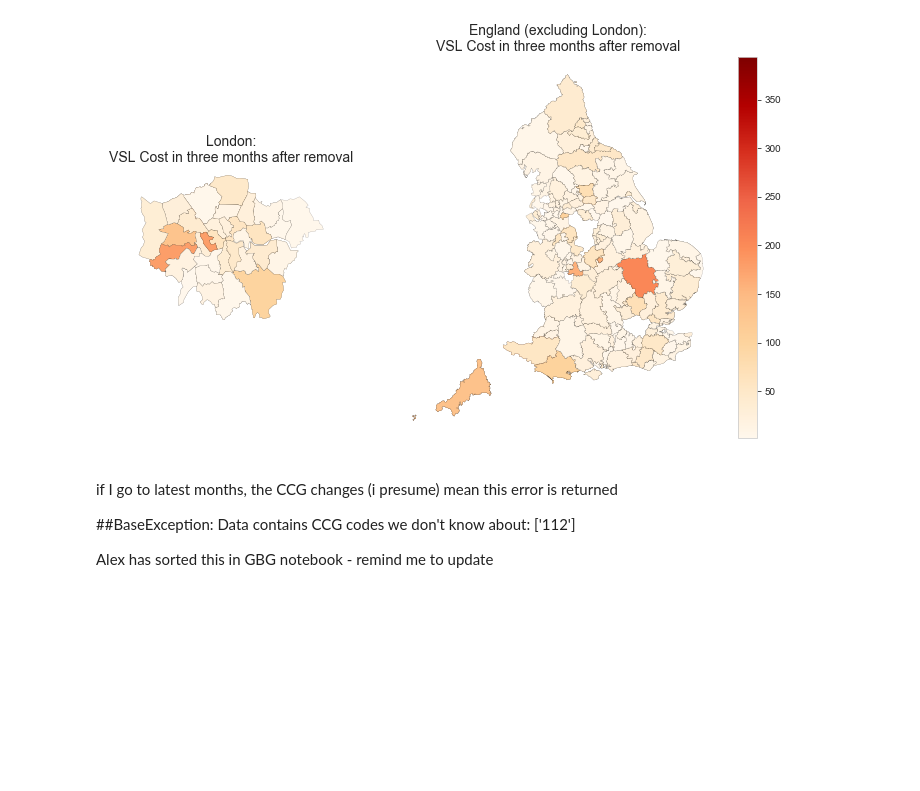
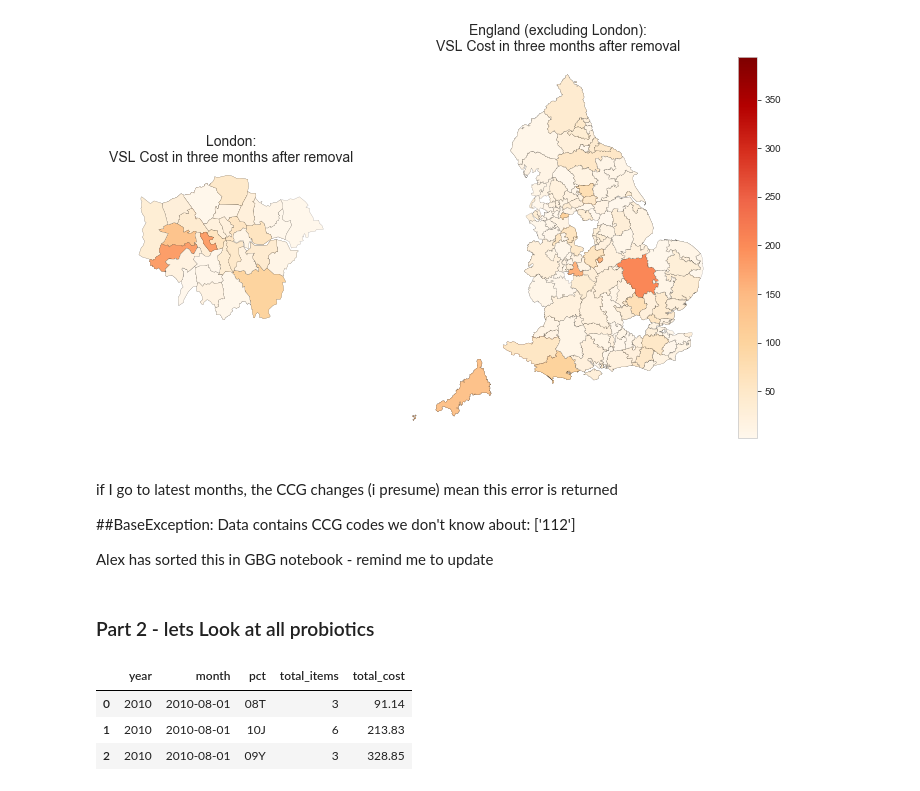
Before and after one commit to ebmdatalab/jupyter-notebooks, a Jupyter notebook: new_measures/Drafts/Draft VSL#3/VSL#3 Draft.ipynb, the cells around one changed output. Saved outputs shown, nothing was run; the diff lists cells and outputs as text; code cells hidden in the pictures; blank space fills up the shorter version.

Commit message:
vsl update
update vsl with all probiotics

```diff
--- a/new_measures/Drafts/Draft VSL#3/VSL#3 Draft.ipynb
+++ b/new_measures/Drafts/Draft VSL#3/VSL#3 Draft.ipynb
@@ -194,3 +194,36 @@ if I go to latest months, the CCG changes (i presume) mean this error is returne
 ##BaseException: Data contains CCG codes we don't know about: ['112']
 
 Alex has sorted this in GBG notebook - remind me to update
+# %% [markdown]
+### Part 2 - lets Look at all probiotics
+# %%
+#obtain products and CCG level dataframe
+
+sql = """
+SELECT
+extract(year from month) AS year,
+month,
+pct,
+sum(items) as total_items,
+sum(actual_cost) as total_cost
+FROM
+hscic.normalised_prescribing_standard AS rx
+WHERE
+bnf_code LIKE '091104000%' ##"other digestive aid preps"
+
+ GROUP BY
+ year,
+  month,
+  pct
+ORDER BY
+year,
+  month
+"""
+df_digestive = bq.cached_read(sql, csv_path='df_digestive.csv')
+df_digestive['month'] = df_digestive['month'].astype('datetime64[ns]')
+df_digestive.head(3)
+# %% [output]
+|  | year | month | pct | total_items | total_cost |
+| 0 | 2010 | 2010-08-01 | 08T | 3 | 91.14 |
+| 1 | 2010 | 2010-08-01 | 10J | 6 | 213.83 |
+| 2 | 2010 | 2010-08-01 | 09Y | 3 | 328.85 |
```
Also changed, not shown: parts of 5 cells of this notebook, 2 other files.
